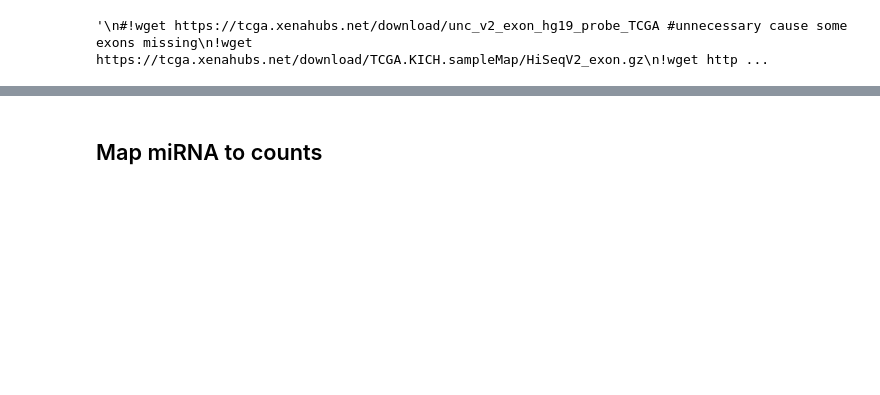
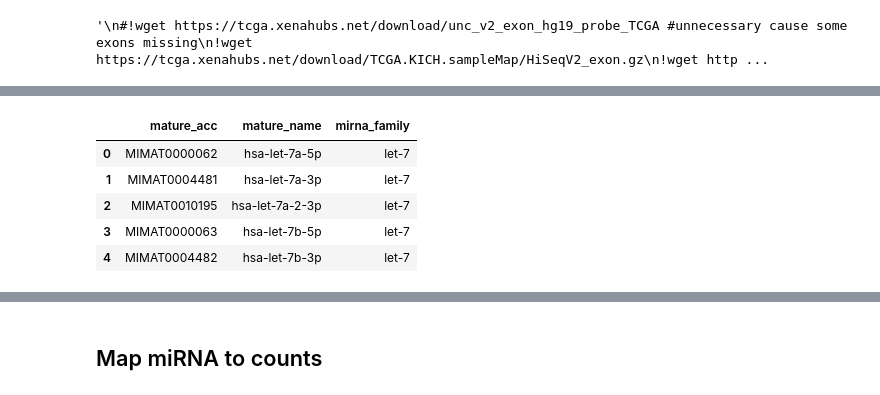
Before and after one commit to lenamariahackl/alt-splicing-mirna-reg, a Jupyter notebook: elastic_net.ipynb, the cells around one changed output, grey strips where cells are left out. Drawn from its saved outputs; the diff is of its cells as text; code cells hidden in the pictures; blank space fills up the shorter version.

```diff
--- a/elastic_net.ipynb
+++ b/elastic_net.ipynb
@@ -139,0 +196,14 @@ mirna_counts = pd.read_csv(tcga_path/'miRNA_HiSeq_gene', delimiter='	')
+# %%
+#IMPORTANT
+trans = pd.read_feather(path/'mature2families.feather')
+trans[['mature_name']] = trans[['mature_name']].astype('category')
+mirna_counts = mirna_counts.merge(trans, left_on='sample',right_on='mature_acc', how='left')
+del mirna_counts['mature_acc']
+mirna_counts.to_parquet(path/'KICH'/'miRNA_counts.parquet')
+# %% [output]
+|  | mature_acc | mature_name | mirna_family |
+| 0 | MIMAT0000062 | hsa-let-7a-5p | let-7 |
+| 1 | MIMAT0004481 | hsa-let-7a-3p | let-7 |
+| 2 | MIMAT0010195 | hsa-let-7a-2-3p | let-7 |
+| 3 | MIMAT0000063 | hsa-let-7b-5p | let-7 |
+| 4 | MIMAT0004482 | hsa-let-7b-3p | let-7 |
```
Also changed, not shown: parts of 29 cells of this notebook, 16 other files.
